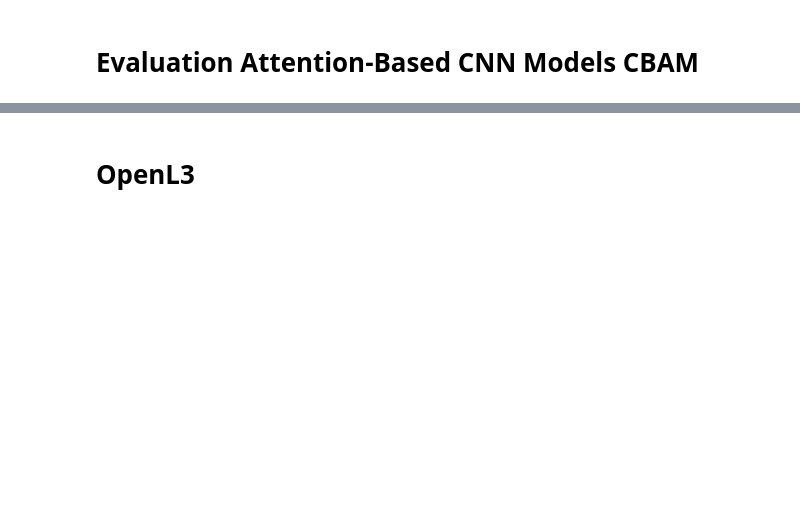
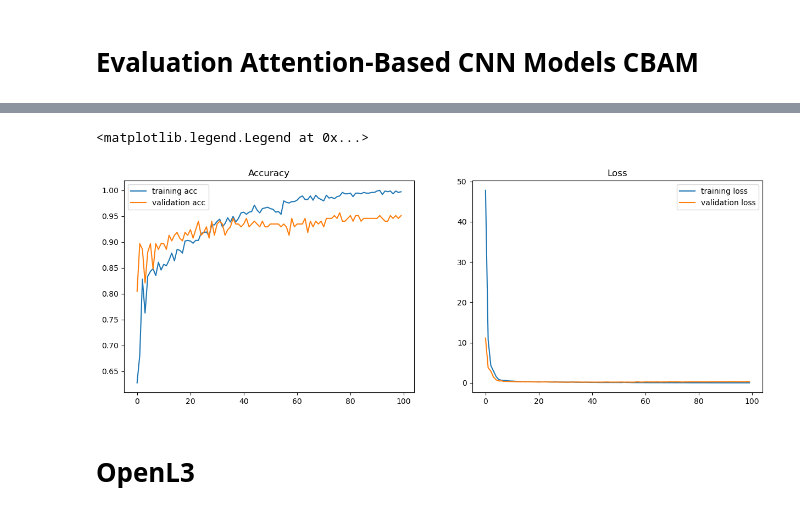
Before and after one commit to ruddropust/Research-paper, a Jupyter notebook: cnn-disease-classification-using-linked-fe-c936c9 (3).ipynb, the cells around one changed output, grey strips where cells are left out. Cells and saved outputs as stored; diff of their text form; code cells hidden in the pictures; blank space fills up the shorter version.

```diff
--- a/cnn-disease-classification-using-linked-fe-c936c9 (3).ipynb
+++ b/cnn-disease-classification-using-linked-fe-c936c9 (3).ipynb
@@ -424,20 +531,21 @@ Loss: 0.8287
 # %% [markdown]
 # Evaluation Attention-Based CNN Models CBAM
 # %%
-# score3 = model3.evaluate(X_test, y_test, batch_size=60, verbose=0)
-# print('Accuracy: {0:.0%}'.format(score3[1]/1))
-# print("Loss: %.4f\n" % score3[0])
+score3 = model3.evaluate(X_test, y_test, batch_size=60, verbose=0)
+print('Accuracy: {0:.0%}'.format(score3[1]/1))
+print("Loss: %.4f\n" % score3[0])
 
-# # Plot accuracy and loss graphs
-# plt.figure(figsize = (15,5))
-# plt.subplot(1,2,1)
-# plt.title('Accuracy')
-# plt.plot(history3.history['accuracy'], label = 'training acc')
-# plt.plot(history3.history['val_accuracy'], label = 'validation acc')
-# plt.legend()
+# Plot accuracy and loss graphs
+plt.figure(figsize = (15,5))
+plt.subplot(1,2,1)
+plt.title('Accuracy')
+plt.plot(history3.history['accuracy'], label = 'training acc')
+plt.plot(history3.history['val_accuracy'], label = 'validation acc')
+plt.legend()
 
-# plt.subplot(1,2,2)
-# plt.title('Loss')
-# plt.plot(history3.history['loss'], label = 'training loss')
-# plt.plot(history3.history['val_loss'], label = 'validation loss')
-# plt.legend()
+plt.subplot(1,2,2)
+plt.title('Loss')
+plt.plot(history3.history['loss'], label = 'training loss')
+plt.plot(history3.history['val_loss'], label = 'validation loss')
+plt.legend()
+# %% [output]
@@ -444,3 +554,5 @@ Loss: 0.8287
+<matplotlib.legend.Legend at 0x...>
+[figure, added]
 # %% [markdown]
 # OpenL3
 # %%
```
Also changed, not shown: parts of 34 cells of this notebook, 2 other files.
